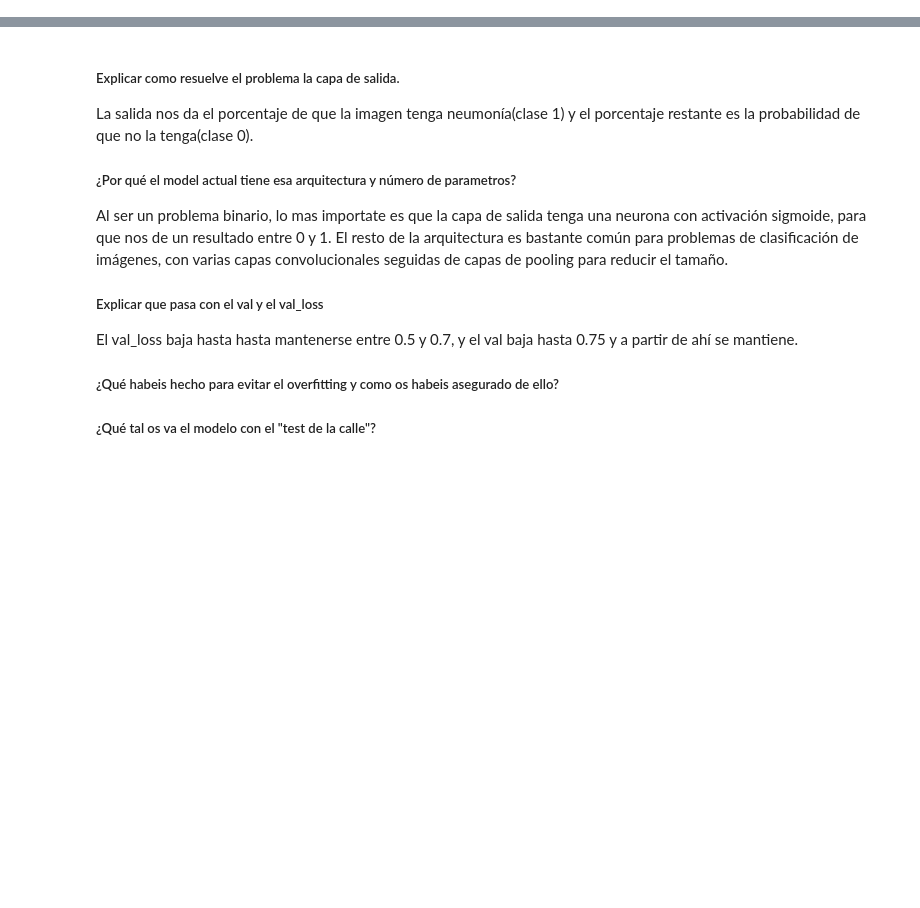
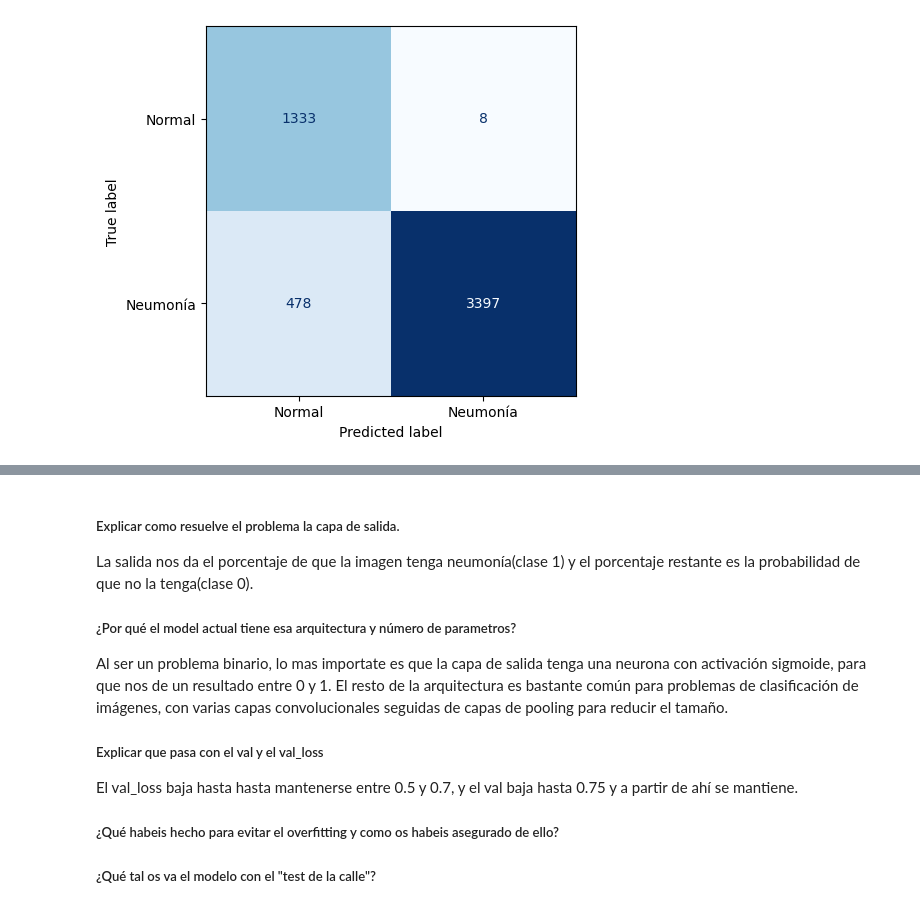
Before and after one commit to JavierPeraltaAzagra/Pneumonia_DeepLearning, a Jupyter notebook: Pneumonia_detector_IA.ipynb, the cells around one changed output, grey strips where cells are left out. Saved outputs shown, nothing was run; the diff lists cells and outputs as text; code cells hidden in the pictures; blank space fills up the shorter version.

```diff
--- a/Pneumonia_detector_IA.ipynb
+++ b/Pneumonia_detector_IA.ipynb
@@ -78,7 +79,21 @@ reduce_lr = tf.keras.callbacks.ReduceLROnPlateau(
     verbose=1
 )
 
-model.fit(dataset, epochs=50, validation_data=val_dataset, callbacks=[stop, reduce_lr])
+checkpoint = tf.keras.callbacks.ModelCheckpoint(
+    filepath= 'checkpoint.model.keras',
+    monitor='val_loss',
+    verbose=0,
+    save_best_only=True,
+    save_weights_only=False,
+    mode='auto',
+    save_freq='epoch',
+    initial_value_threshold=None
+)
+
+log_dir = "logs/" + datetime.now().strftime("%Y%m%d-%H%M%S")
+tensorboard = tf.keras.callbacks.TensorBoard(log_dir=log_dir, histogram_freq=1)
+
+model.fit(dataset, epochs=50, validation_data=val_dataset, callbacks=[stop, reduce_lr, checkpoint, tensorboard])
 
 
 resultados = model.evaluate(dataset, return_dict=True)
@@ -126,19 +141,28 @@ Epoch 49/50
 # %%
 pred = model.predict(dataset)
 
-from sklearn.metrics import confusion_matrix
-
-y_pred = (pred >= 0.5).astype(int).flatten()
-
-# 3. Obtener etiquetas verdaderas
+from sklearn.metrics import confusion_matrix, ConfusionMatrixDisplay
+import matplotlib.pyplot as plt
 y_true = []
-for _, label in dataset.unbatch():
-    y_true.append(int(label.numpy()))
-y_true = np.array(y_true)
+y_pred = []
+for images, labels in dataset.unbatch():
+    img = tf.expand_dims(images, axis=0)  # Añadir dimensión batch
+    pred = model.predict(img)
+    if pred[0][0] >= 0.5:
+        y_pred.append(1)
+    else:
+        y_pred.append(0)
+    y_true.append(int(labels.numpy()))
 
 # 4. Calcular matriz de confusión
 cm = confusion_matrix(y_true, y_pred)
-print("Matriz de confusión:\n", cm)
+disp = ConfusionMatrixDisplay(confusion_matrix=cm, display_labels=["Normal", "Neumonía"])
 
-# TODO: Revisar ConfusionMatrixDisplay para mostrar la matriz de confusión de forma gráfica
+fig, ax = plt.subplots()
+disp.plot(
+         cmap="Blues",
+         ax=ax,
+         colorbar=False
+         )
+plt.show()
 # %% [output]
@@ -148,0 +186 @@ Matriz de confusión:
+[figure, added]
```
Also changed, not shown: parts of 6 cells of this notebook, 5 other files.
